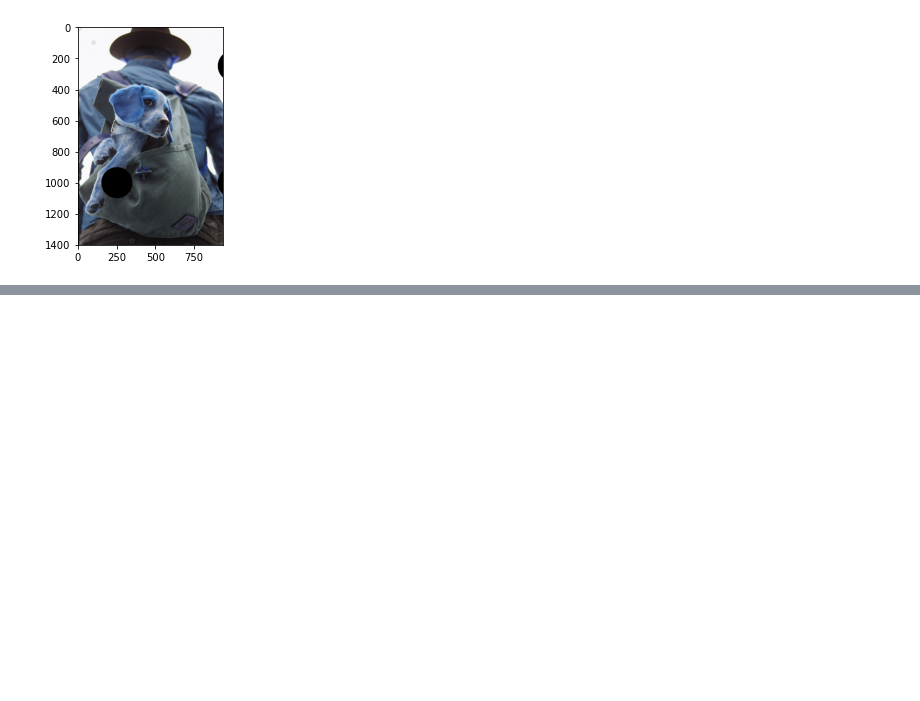
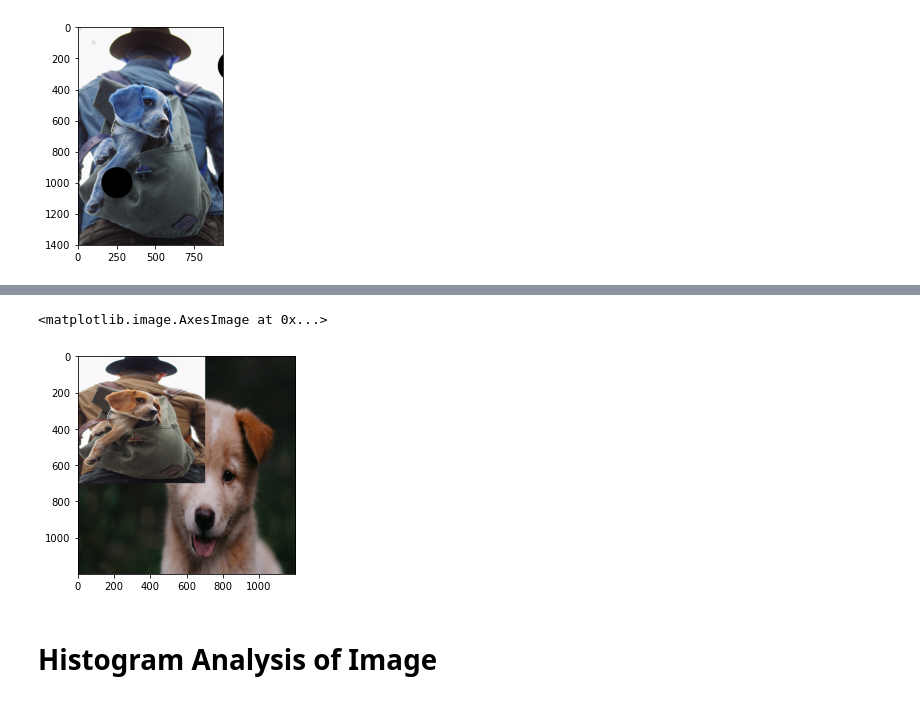
Before and after one commit to B2BDA/CNN_Keras, a Jupyter notebook: OpenCV_basics.ipynb, the cells around one changed output, grey strips where cells are left out. Saved outputs shown, nothing was run; the diff lists cells and outputs as text; code cells hidden in the pictures; blank space fills up the shorter version.

```diff
--- a/OpenCV_basics.ipynb
+++ b/OpenCV_basics.ipynb
@@ -422,0 +477,11 @@ cv2.destroyAllWindows()
+# %%
+img1 = cv2.resize(img1, (700,700))
+# %%
+img2[0:700,0:700,:3] = img1
+# %%
+plt.imshow(img2)
+# %% [output]
+<matplotlib.image.AxesImage at 0x...>
+[figure, added]
+# %% [markdown]
+# Histogram Analysis of Image
```
Also changed, not shown: parts of 21 cells of this notebook.
